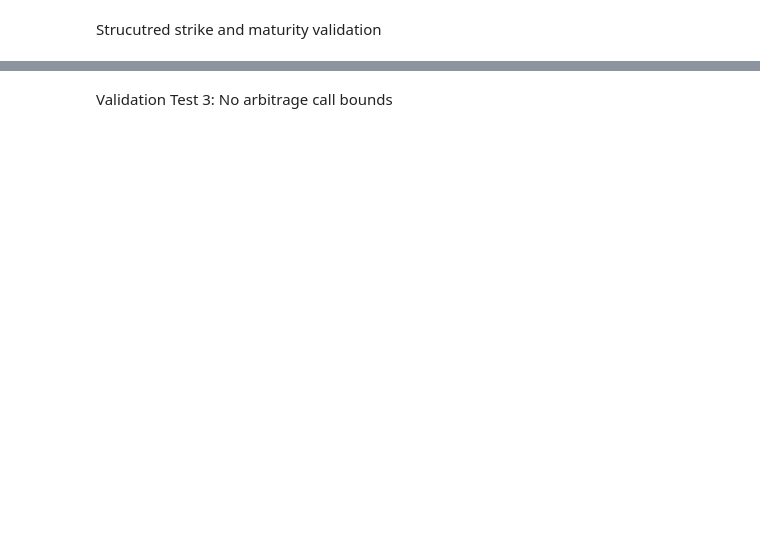
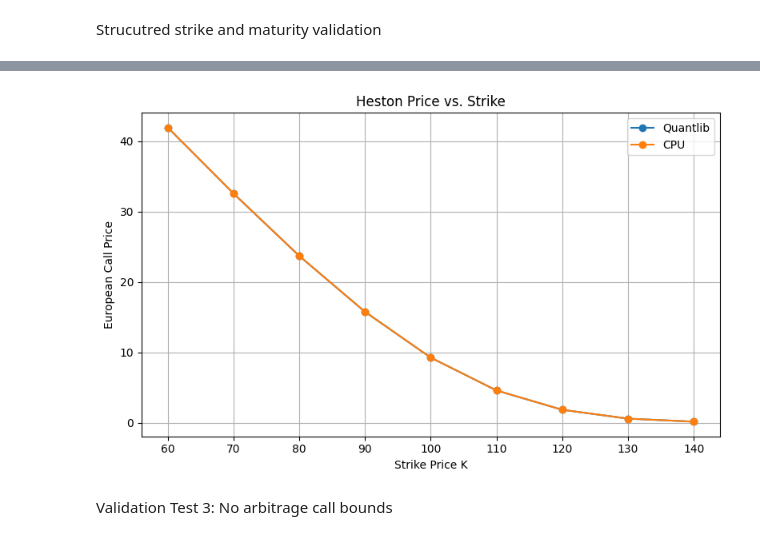
Before and after one commit to johnm2102/MSC_thesis, a Jupyter notebook: validation.ipynb, the cells around one changed output, grey strips where cells are left out. Saved outputs shown, nothing was run; the diff lists cells and outputs as text; code cells hidden in the pictures; blank space fills up the shorter version.

```diff
--- a/validation.ipynb
+++ b/validation.ipynb
@@ -708,32 +705,34 @@ strucuteded_validation = structured_validation()
 # %%
 strike_plot_results = []
 for K in np.arange(60,141,10):
   params = base_params.copy()
   params["K"] = float(K)
   strike_plot_results.append(compare_pricers(params))
 df_strikes = pd.DataFrame(strike_plot_results)
 plt.figure(figsize=(8,5))
 plt.plot(
     df_strikes["K"],
     df_strikes["QuantLib Price"],
-    marker="o"
+    marker="o",
     label="Quantlib"
 )
 
 plt.plot(
     df_strikes["K"],
     df_strikes["CPU Price"],
     marker="o",
     label="CPU"
 )
 
 plt.xlabel("Strike Price K")
 plt.ylabel("European Call Price")
 plt.title("Heston Price vs. Strike")
 plt.legend()
 plt.grid(True)
 plt.tight_layout()
 plt.show()
+# %% [output]
+[figure, added]
 # %% [markdown]
 Validation Test 3: No arbitrage call bounds
 # %%
```
Also changed, not shown: parts of 10 cells of this notebook.
